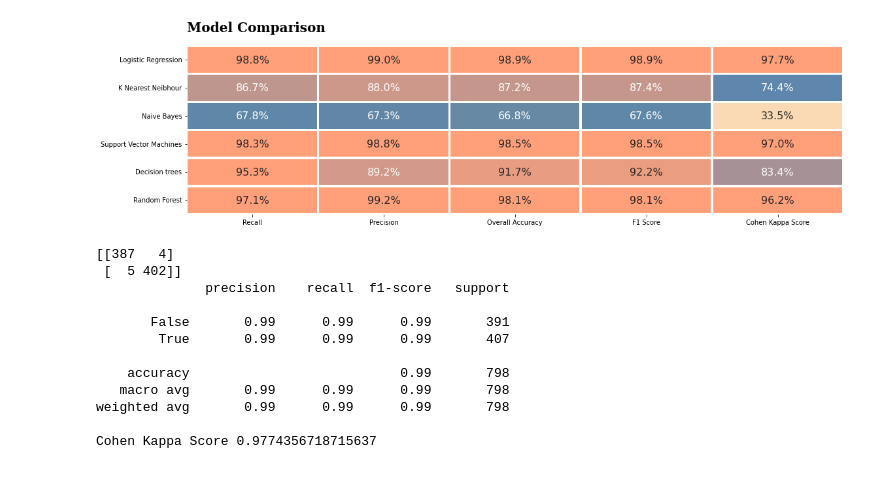
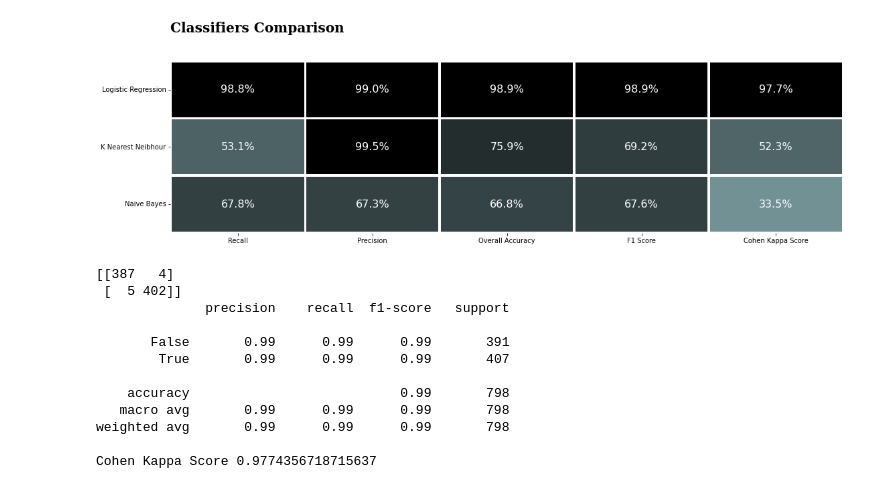
Before and after one commit to prbpedro/tcc_puc, a Jupyter notebook: src/fake_news/running_machine_learning_models.ipynb, the cells around one changed output. Drawn from its saved outputs; the diff is of its cells as text; code cells hidden in the pictures.

```diff
--- a/src/fake_news/running_machine_learning_models.ipynb
+++ b/src/fake_news/running_machine_learning_models.ipynb
@@ -87,10 +41,51 @@ X_train = np.append(X_train_fake, X_train_real, axis=0)
 X_test = np.append(X_test_fake, X_test_real, axis=0)
 y_train = np.append(y_train_fake, y_train_real, axis=0)
 y_test = np.append(y_test_fake, y_test_real, axis=0)
-# %%
-display_performance()
-# %% [output]
-[figure, removed]
+# %%
+classifiers = {
+    'Logistic Regression': LogisticRegression(),
+    'K Nearest Neibhour': KNeighborsClassifier(n_neighbors = 10, metric = 'minkowski', p=2),
+    'Naive Bayes': GaussianNB()
+}
+
+accuracy_list = []
+f1_score_list = []
+recall_list = []
+precision_list = []
+cohen_kappa_list = []
+
+for model in classifiers.values():
+
+    model.fit(X_train,y_train)
+    y_pred = model.predict(X_test)
+
+    recall_list.append(recall_score(y_test,y_pred))
+    precision_list.append(precision_score(y_test,y_pred))
+    accuracy_list.append(accuracy_score(y_test,y_pred))
+    f1_score_list.append(f1_score(y_test,y_pred))
+    cohen_kappa_list.append(cohen_kappa_score(y_test,y_pred))
+
+df = pd.DataFrame([recall_list, precision_list, accuracy_list, f1_score_list, cohen_kappa_list])
+new_df = df.transpose()
+new_df.columns = ['Recall','Precision','Overall Accuracy','F1 Score','Cohen Kappa Score']
+new_df.index = classifiers.keys()
+
+colors = matplotlib.colors.LinearSegmentedColormap.from_list("", [(0, 'powderblue'), (1, 'black')])
+cmappable = ScalarMappable(norm=Normalize(0,1), cmap=colors)
+
+background_color = "white"
+fig = plt.figure(figsize=(18,26))
+gs = fig.add_gridspec(4, 2)
+gs.update(wspace=0.1, hspace=0.5)
+ax0 = fig.add_subplot(gs[0, :])
+sns.heatmap(new_df, cmap=colors, annot=True, fmt=".1%", vmin=0, vmax=0.95, linewidths=2.5, cbar=False ,ax=ax0, annot_kws={"fontsize":16})
+fig.patch.set_facecolor(background_color) # figure background color
+ax0.set_facecolor(background_color)
+
+ax0.text(0,-0.5,'Classifiers Comparison', fontsize=20, fontweight='bold', fontfamily='serif')
+plt.show()
+# %% [output]
+[figure, added]
 # %%
 lgc = LogisticRegression()
 lgc.fit(X_train,y_train)
```
Also changed, not shown: parts of 1 cell of this notebook.
